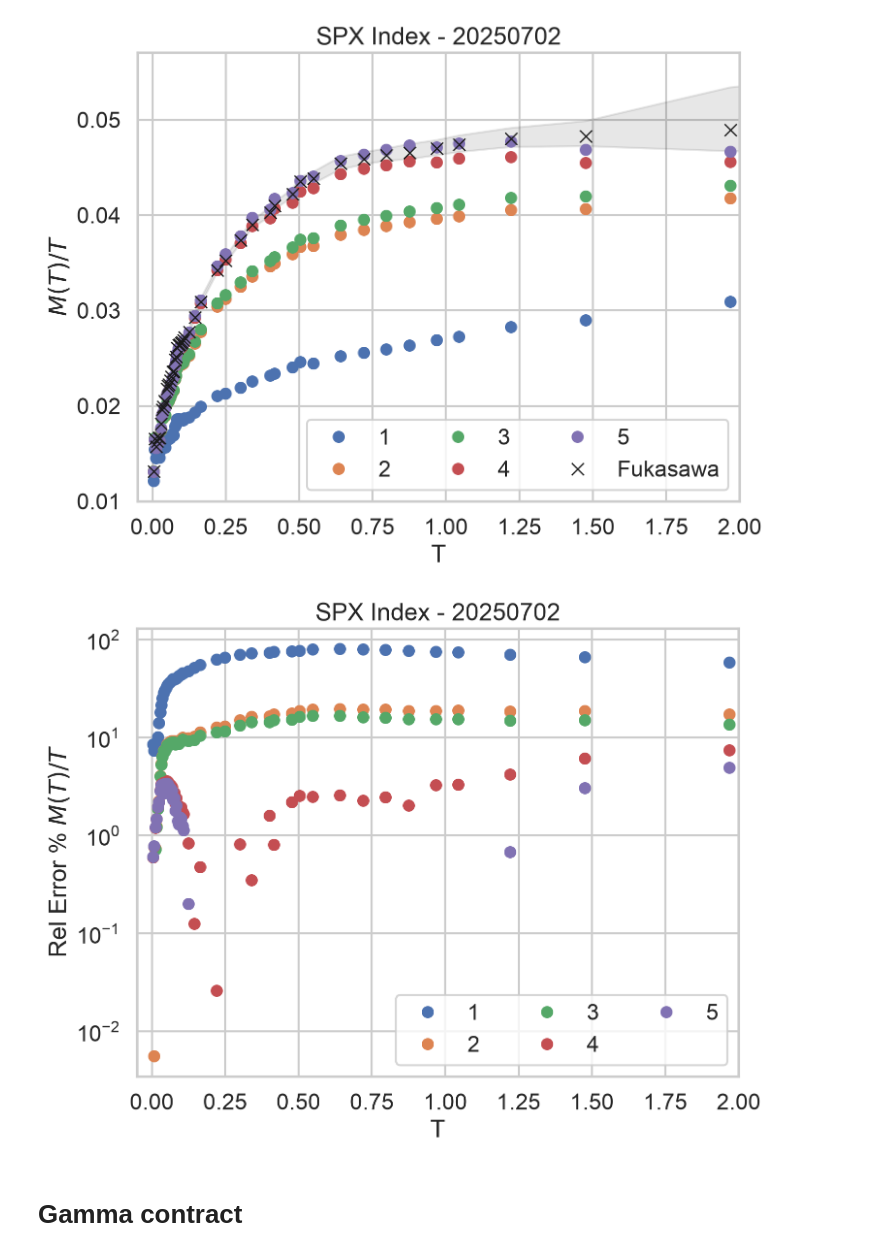
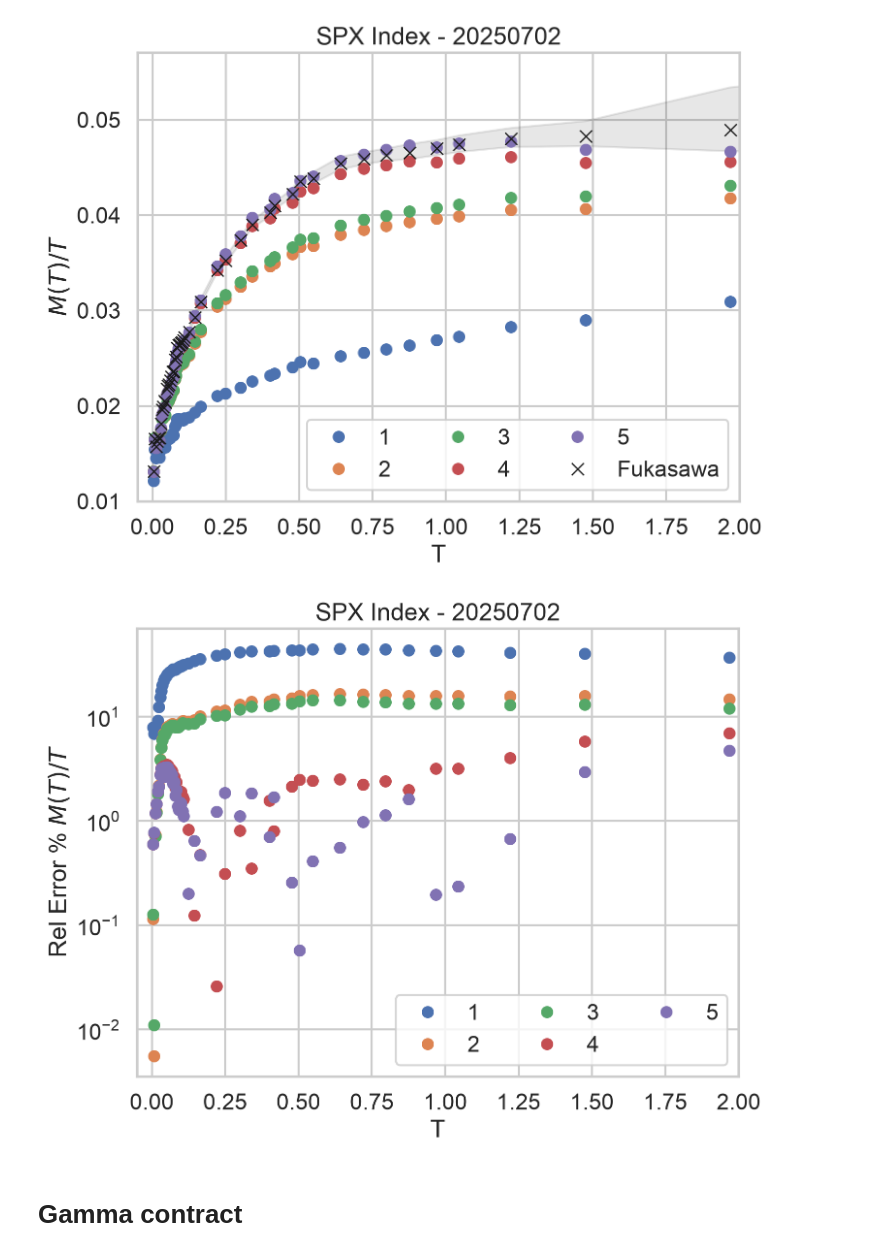
Before and after one commit to fbourgey/bergomi-guyon, a Jupyter notebook: market_swap_estimates.ipynb, the cells around one changed output. Cells and saved outputs as stored; diff of their text form; code cells hidden in the pictures.

```diff
--- a/market_swap_estimates.ipynb
+++ b/market_swap_estimates.ipynb
@@ -134,24 +131,24 @@ plt.show()
 # %%
 # relative error
 
 Ts = np.asarray(res["expiries"])
 ref_values = res["vs_mid"] / Ts
 
 fig, ax = plt.subplots()
 # magic strikes
 for order in [1, 2, 3, 4, 5]:
     mid_magic_order = res["vs_mid_magic"][order - 1] / Ts
-    rel_error = 100 * relative_error(mid_magic_order, ref_values)
+    rel_error = 100 * np.abs(relative_error(ref_values, mid_magic_order))
     ax.semilogy(Ts, rel_error, ".", markersize=16, label=f"{order}")
 
 ax.set_xlim(-0.05, 2.0)
 ax.legend(ncol=3)
 ax.set_xlabel("T")
 ax.set_ylabel("Rel Error % $M(T)/T$")
 ax.set_title(f"SPX Index - {date}")
 plt.show()
 # %% [output]
-[figure, old version]
+[figure, new version]
 # %% [markdown]
 # Gamma contract
 # %%
```
Also changed, not shown: parts of 3 cells of this notebook.
